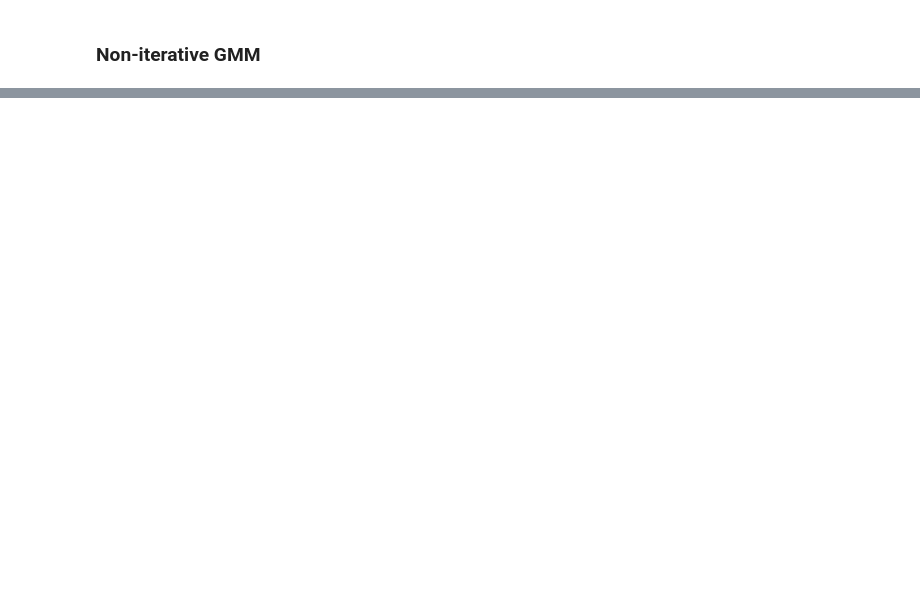
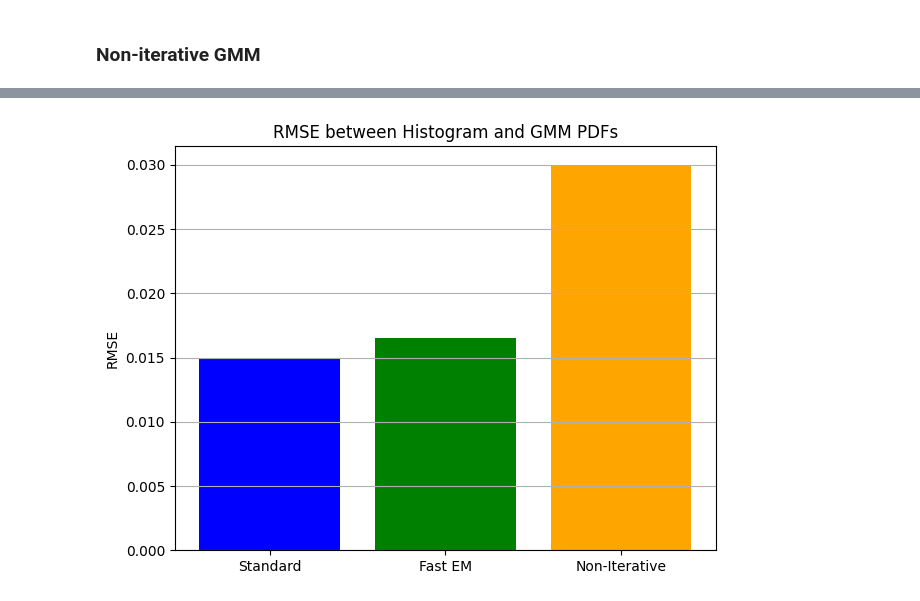
Before and after one commit to zaidmahmood/project-gmm, a Jupyter notebook: notebooks/FullProject.ipynb, the cells around one changed output, grey strips where cells are left out. Saved outputs shown, nothing was run; the diff lists cells and outputs as text; code cells hidden in the pictures; blank space fills up the shorter version.

```diff
--- a/notebooks/FullProject.ipynb
+++ b/notebooks/FullProject.ipynb
@@ -569,0 +597,41 @@ benchmark_non_iterative_gmm("GMM (Non-Iterative)", compute_gmm_non_iterative, da
+# %%
+import sys
+sys.path.append('../src/')
+from compute_rmse import compute_rmse
+
+
+bin_edges = np.arange(start=np.floor(min(data_shaped)),
+                      stop=np.ceil(max(data_shaped)) + 0.125,
+                      step=0.125)
+
+hist_vals, _ = np.histogram(data_shaped, bins=bin_edges, density=True)
+bin_centers = 0.5 * (bin_edges[:-1] + bin_edges[1:])
+
+rmse_standard = compute_rmse(
+    bin_centers, hist_vals,
+    weights, means, stds
+)
+
+rmse_fast = compute_rmse(
+    bin_centers, hist_vals,
+    weights_fast_em, means_fast_em, stds_fast_em
+)
+
+rmse_non_iterative = compute_rmse(
+    bin_centers, hist_vals,
+    weights_gmm_non_iterative,
+    means_gmm_non_iterative,
+    stds_gmm_non_iterative
+)
+
+
+plt.bar(["Standard", "Fast EM", "Non-Iterative"],
+        [rmse_standard, rmse_fast, rmse_non_iterative],
+        color=["blue", "green", "orange"])
+plt.ylabel("RMSE")
+plt.title("RMSE between Histogram and GMM PDFs")
+plt.grid(axis='y')
+plt.tight_layout()
+plt.show()
+# %% [output]
+[figure, added]
```
Also changed, not shown: parts of 8 cells of this notebook.
